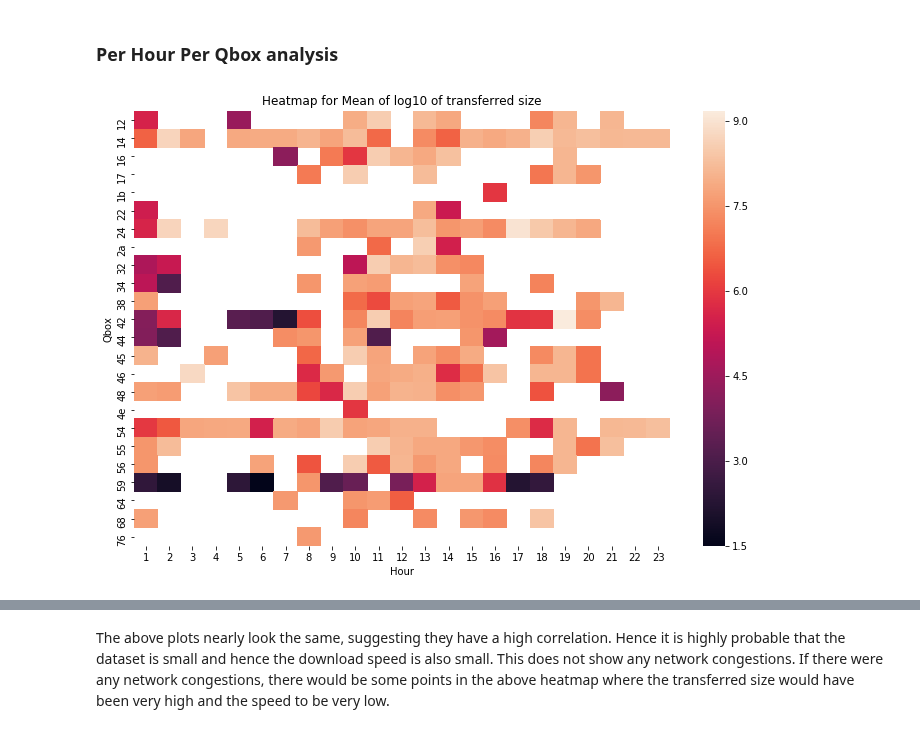
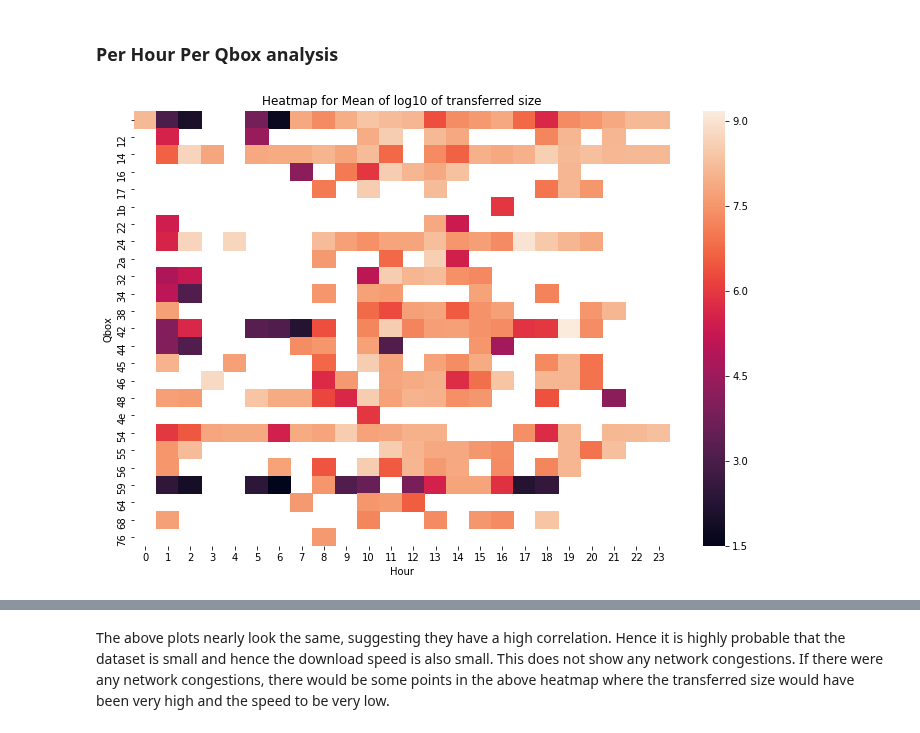
Before and after one commit to AdwaitB/greco-notes, a Jupyter notebook: infra/Analysis_full.ipynb, the cells around one changed output, grey strips where cells are left out. Saved outputs shown, nothing was run; the diff lists cells and outputs as text; code cells hidden in the pictures.

```diff
--- a/infra/Analysis_full.ipynb
+++ b/infra/Analysis_full.ipynb
@@ -592,22 +604,21 @@ Even here, various qboxes have different usage speeds. It is unclear if if this
 # %% [markdown]
 ### Per Hour Per Qbox analysis
 # %%
-temp = data[1][['transfer_history.qbox', 'hour', 'transfer_history.actually_transferred_size']]
-temp = temp[temp['transfer_history.qbox'].notna()]
+temp = data[1][['transfer_history.qbox_short', 'hour', 'transfer_history.actually_transferred_size']]
+temp = temp[temp['transfer_history.qbox_short'].notna()]
 temp = temp[temp['transfer_history.actually_transferred_size'] > 0]
 temp['transfer_history.actually_transferred_size'] = temp['transfer_history.actually_transferred_size'].apply(lambda x: np.log10(x))
-temp['transfer_history.qbox'] = temp['transfer_history.qbox'].apply(lambda x: x[-1] + x[5])
-temp = temp.groupby(['transfer_history.qbox', 'hour'])['transfer_history.actually_transferred_size'].mean()
+temp = temp.groupby(['transfer_history.qbox_short', 'hour'])['transfer_history.actually_transferred_size'].mean()
 temp = temp.to_frame().reset_index()
 
-temp = temp.pivot(index='transfer_history.qbox', columns='hour', values='transfer_history.actually_transferred_size')
+temp = temp.pivot(index='transfer_history.qbox_short', columns='hour', values='transfer_history.actually_transferred_size')
 
 plt.figure(figsize=plot_size)
 sb.heatmap(temp)
 plt.xlabel("Hour")
 plt.ylabel("Qbox")
 plt.title("Heatmap for Mean of log10 of transferred size")
 plt.show()
 # %% [output]
-[figure, old version]
+[figure, new version]
 # %%
```
Also changed, not shown: parts of 17 cells of this notebook, 1 other file.
